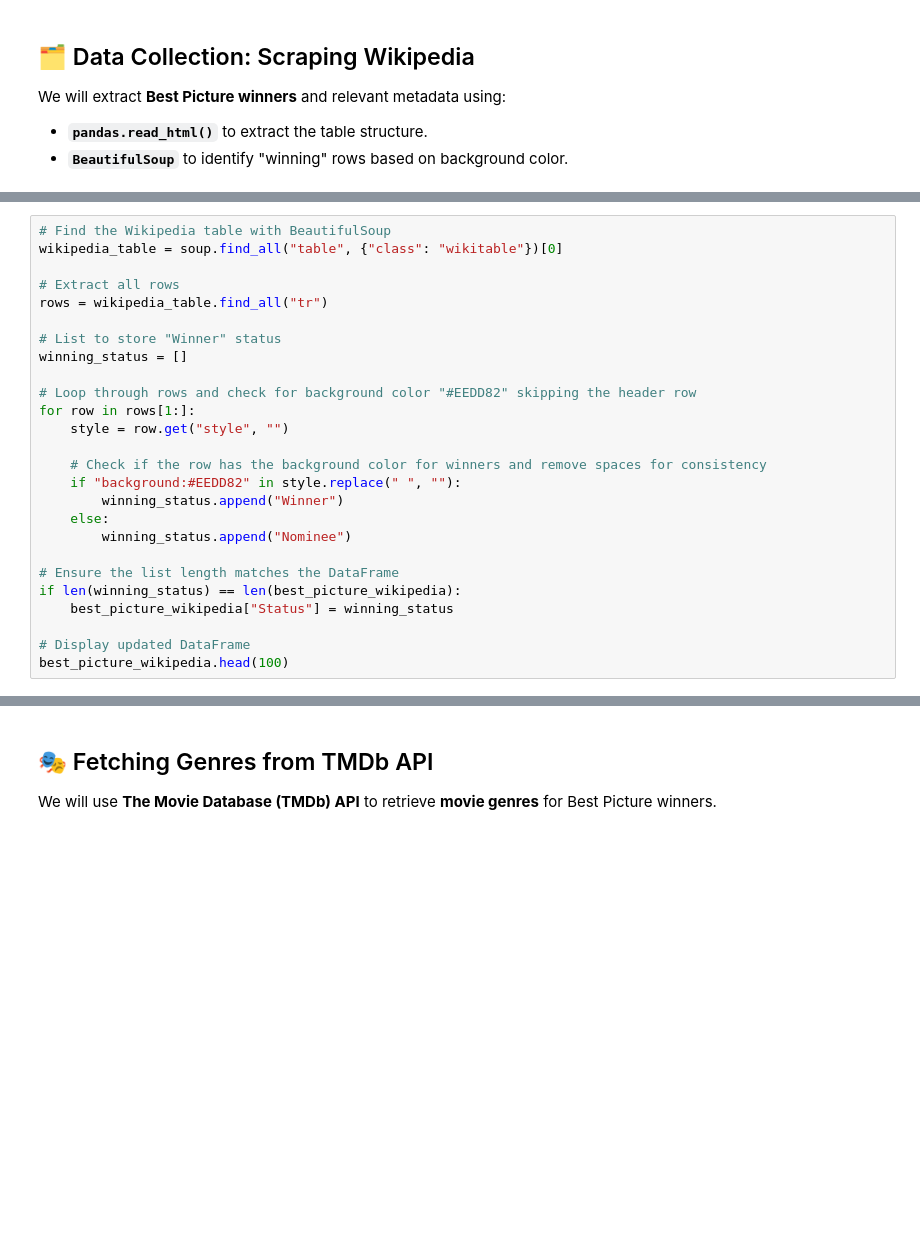
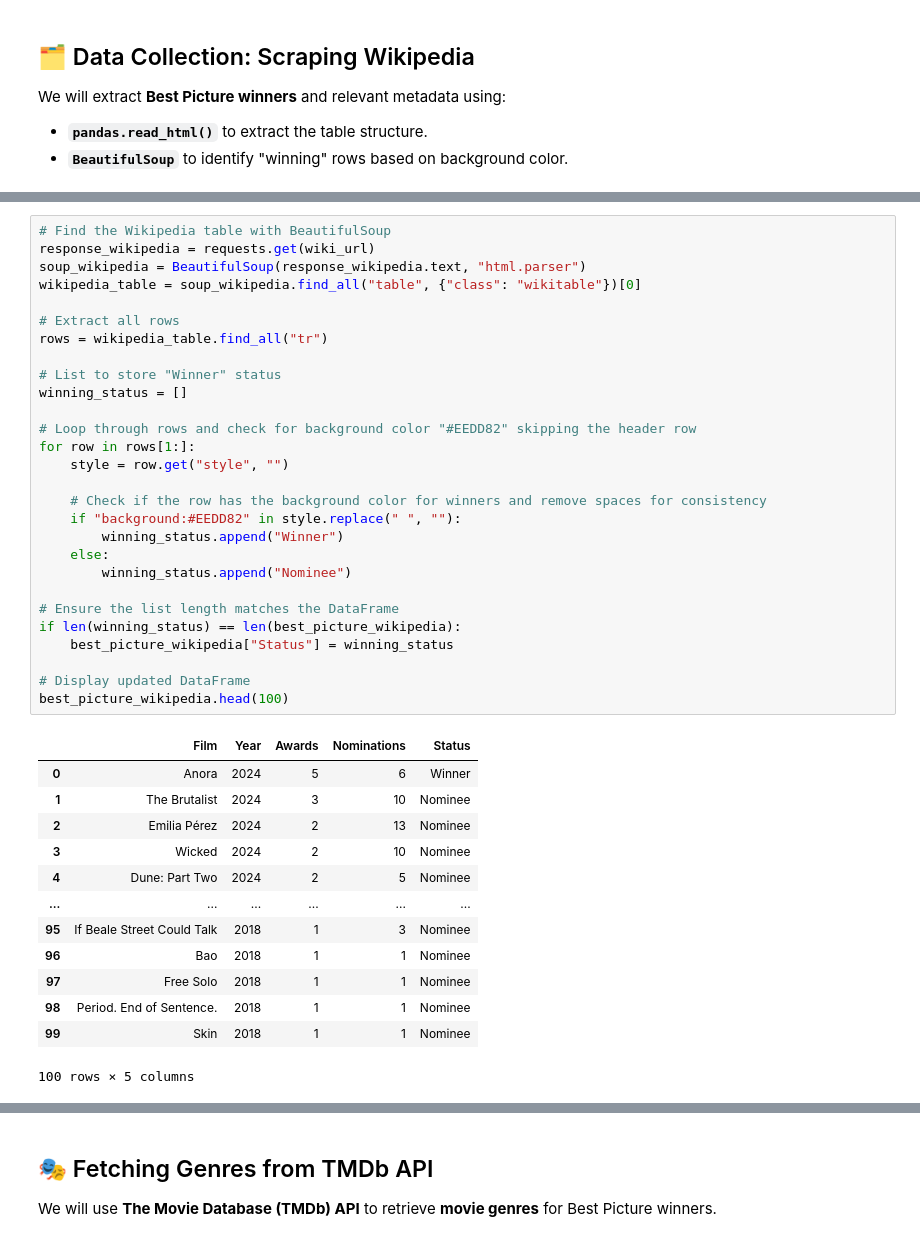
Before and after one commit to judd-jacobs/code-you-capstone, a Jupyter notebook: academcy_awards_analysis.ipynb, the cells around one changed output, grey strips where cells are left out. Drawn from its saved outputs; the diff is of its cells as text; blank space fills up the shorter version.

```diff
--- a/academcy_awards_analysis.ipynb
+++ b/academcy_awards_analysis.ipynb
@@ -60,29 +67,45 @@ best_picture_wikipedia.head()
 # %%
 # Find the Wikipedia table with BeautifulSoup
-wikipedia_table = soup.find_all("table", {"class": "wikitable"})[0]
+response_wikipedia = requests.get(wiki_url)
+soup_wikipedia = BeautifulSoup(response_wikipedia.text, "html.parser")
+wikipedia_table = soup_wikipedia.find_all("table", {"class": "wikitable"})[0]
 
 # Extract all rows
 rows = wikipedia_table.find_all("tr")
 
 # List to store "Winner" status
 winning_status = []
 
 # Loop through rows and check for background color "#EEDD82" skipping the header row
 for row in rows[1:]:
     style = row.get("style", "")
 
     # Check if the row has the background color for winners and remove spaces for consistency
     if "background:#EEDD82" in style.replace(" ", ""):
         winning_status.append("Winner")
     else:
         winning_status.append("Nominee")
 
 # Ensure the list length matches the DataFrame
 if len(winning_status) == len(best_picture_wikipedia):
     best_picture_wikipedia["Status"] = winning_status
 
 # Display updated DataFrame
 best_picture_wikipedia.head(100)
+# %% [output]
+|  | Film | Year | Awards | Nominations | Status |
+| 0 | Anora | 2024 | 5 | 6 | Winner |
+| 1 | The Brutalist | 2024 | 3 | 10 | Nominee |
+| 2 | Emilia Pérez | 2024 | 2 | 13 | Nominee |
+| 3 | Wicked | 2024 | 2 | 10 | Nominee |
+| 4 | Dune: Part Two | 2024 | 2 | 5 | Nominee |
+| ... | ... | ... | ... | ... | ... |
+| 95 | If Beale Street Could Talk | 2018 | 1 | 3 | Nominee |
+| 96 | Bao | 2018 | 1 | 1 | Nominee |
+| 97 | Free Solo | 2018 | 1 | 1 | Nominee |
+| 98 | Period. End of Sentence. | 2018 | 1 | 1 | Nominee |
+| 99 | Skin | 2018 | 1 | 1 | Nominee |
+100 rows × 5 columns
 # %%
 # Connect to (or create) database
 conn = sqlite3.connect("academy_awards.db")
```
Also changed, not shown: parts of 4 cells of this notebook.
